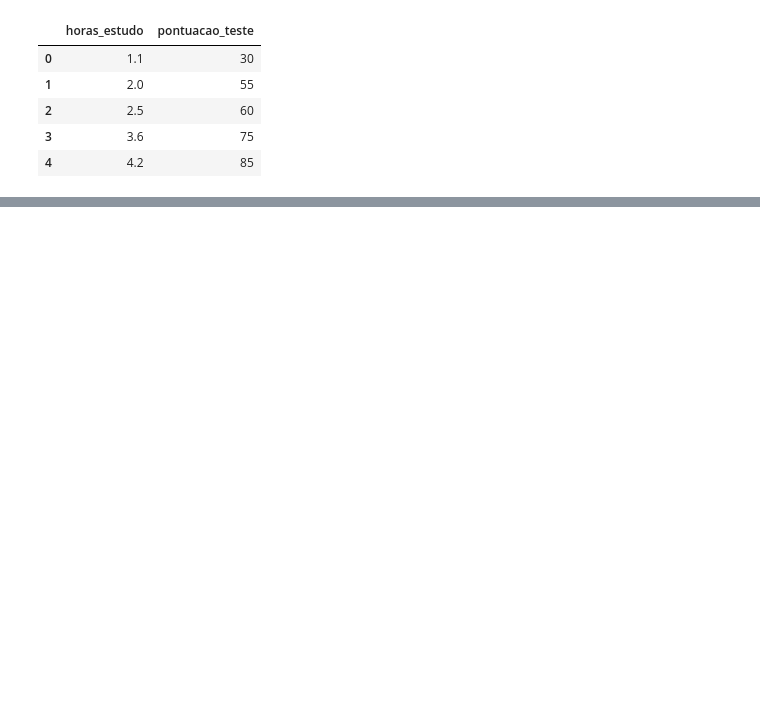
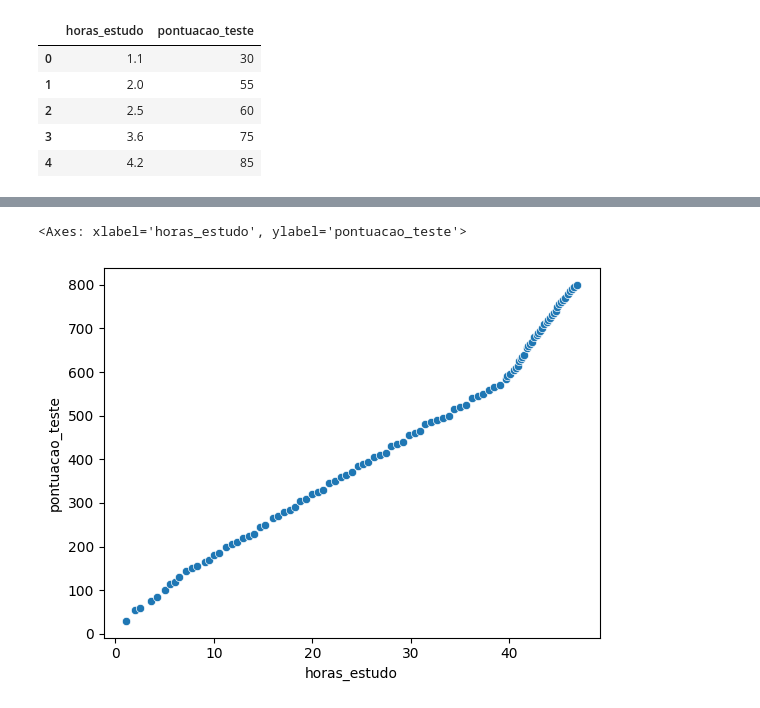
Before and after one commit to lilkirito22/aprendizado_machine_learning, a Jupyter notebook: Regressao_linear_simples/modelo_pontucao.ipynb, the cells around one changed output, grey strips where cells are left out. Drawn from its saved outputs; the diff is of its cells as text; code cells hidden in the pictures; blank space fills up the shorter version.

```diff
--- a/Regressao_linear_simples/modelo_pontucao.ipynb
+++ b/Regressao_linear_simples/modelo_pontucao.ipynb
@@ -3,3 +11,3 @@ import pandas as pd
 # %%
-df_historico = pd.read_csv('./datasets/1700665983594-attachment.csv')
+df_pontuacao = pd.read_csv('./datasets/1700665983594-attachment.csv')
 # %%
@@ -13,0 +50,9 @@ df_historico.head(5)
+# %%
+# PLot de disperção
+# X = horas_estudos
+# y = pontuacao_teste
+
+sns.scatterplot(data=df_pontuacao, x='horas_estudo', y='pontuacao_teste')
+# %% [output]
+<Axes: xlabel='horas_estudo', ylabel='pontuacao_teste'>
+[figure, added]
```
Also changed, not shown: parts of 41 cells of this notebook, 2 other files.
